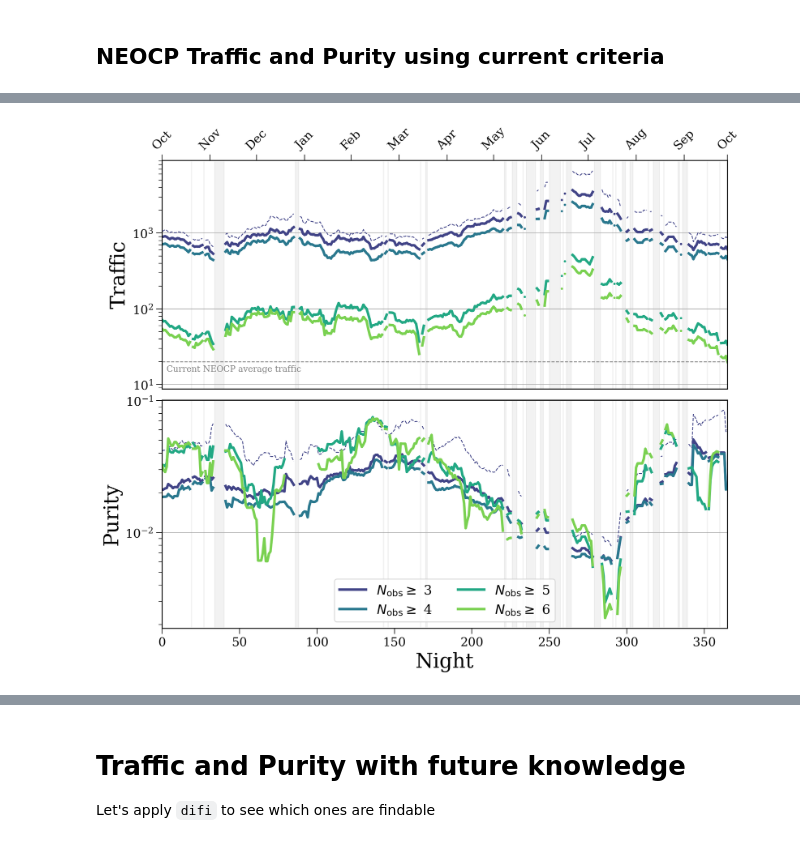
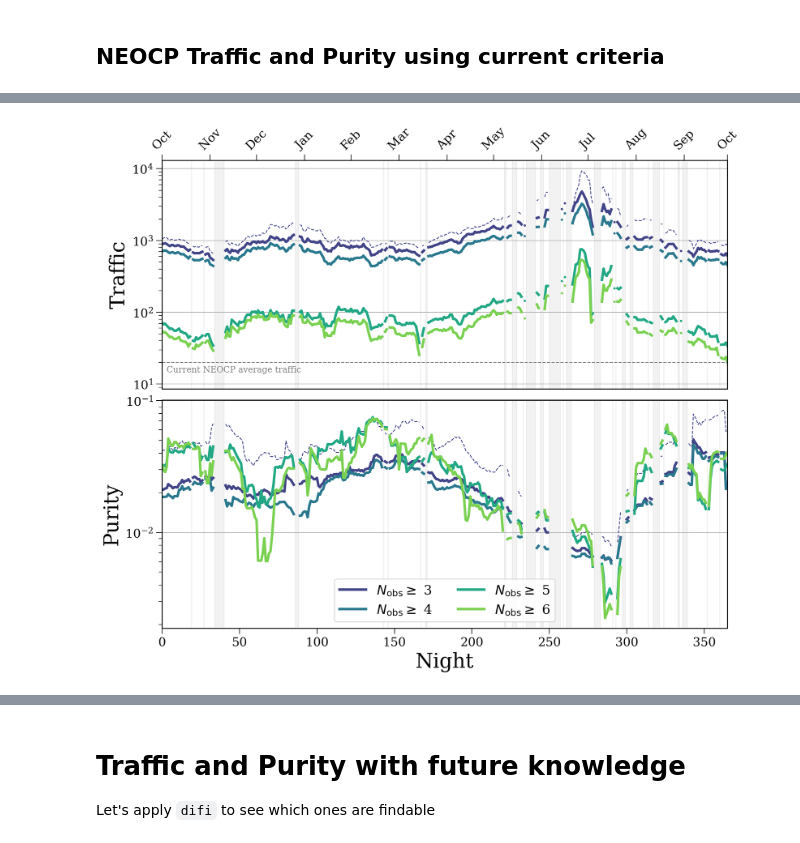
Before and after one commit to TomWagg/lsst-neocp-predictions, a Jupyter notebook: current_criteria/Predictions with current criteria.ipynb, the cells around one changed output, grey strips where cells are left out. Drawn from its saved outputs; the diff is of its cells as text; code cells hidden in the pictures.

Commit message:
new traffic purity plots

```diff
--- a/current_criteria/Predictions with current criteria.ipynb
+++ b/current_criteria/Predictions with current criteria.ipynb
@@ -151,7 +151,11 @@ streaker_ids = neo_streakers["ObjID"].values
 # %%
 def get_counts(path="neo/", n_obs_list=[3, 3, 4, 5, 6], last_night=373, remove_streaks=True):
     counts = np.zeros((last_night, len(n_obs_list))).astype(int)
+    streak_counts = np.zeros(last_night).astype(int)
     n_too_faint = 0
+
+    all_mags = []
+    fast_mags = []
 
     for file in range(22):
         print(f"file {file}")
@@ -163,11 +167,14 @@ def get_counts(path="neo/", n_obs_list=[3, 3, 4, 5, 6], last_night=373, remove_s
             nightly_visit = visit_file[visit_file["night"] == night]
             grouped = nightly_visit.groupby("hex_id").first()
 
+            out_v_mag = magnitudes.convert_colour_mags(grouped["MaginFilter"].values, out_colour="V", in_colour=grouped["filter"].values)
+
             if path == "neo/" and remove_streaks:
                 no_streaks = ~(np.isin(grouped["ObjID"], neo_streakers["ObjID"][neo_streakers["night"] == night]))
                 grouped = grouped[no_streaks]
-
-            out_v_mag = magnitudes.convert_colour_mags(grouped["MaginFilter"].values, out_colour="V", in_colour=grouped["filter"].values)
+                fast_mags = np.concatenate((fast_mags, out_v_mag[~no_streaks]))
+                streak_counts[night] = (~no_streaks).sum()
+                out_v_mag = out_v_mag[no_streaks]
 
             for i, n_obs in enumerate(n_obs_list):
                 no_mag_mask = (grouped["n_obs"] >= n_obs) & (grouped["scores"] >= 65)
@@ -176,15 +183,19 @@ def get_counts(path="neo/", n_obs_list=[3, 3, 4, 5, 6], last_night=373, remove_s
                 if i == 0:
                     n_too_faint += (no_mag_mask.sum() - full_mask.sum())
                     counts[night, i] += no_mag_mask.sum()
+                    all_mags = np.concatenate((all_mags, out_v_mag))
                 else:
                     counts[night, i] += full_mask.sum()
 
     print(n_too_faint)
 
-    return counts
+    if path == "neo/":
+        return counts, streak_counts, all_mags, fast_mags
+    else:
+        return counts
 # %%
 %%time
-neo_counts = get_counts()
+neo_counts, streak_counts, all_mags, fast_mags = get_counts()
 # %% [output]
 file 0
 file 1
@@ -250,5 +267,5 @@ def weekly_mean(x, bad_weather, size=3):
         if i not in bad_weather:
             inds = np.arange(max(0, i - size), min(i + size + 1, len(x)))
             inds = inds[~np.isin(inds, bad_weather)]
-            y[i] = np.mean(x[inds])
+            y[i] = np.nanmean(x[inds])
     return y
@@ -331,11 +317,21 @@ lw = 3
 
 smoothing_window = 10
 
+peak_range = [260, 290]
+
+
 for i in range(len(n_obs_list)):
-    axes[0].plot(nights, weekly_mean(total_traffic.T[i + 1], bad_weather, size=smoothing_window),
+    t = weekly_mean(total_traffic.T[i + 1], bad_weather, size=smoothing_window)
+    t_spiky = weekly_mean(total_traffic.T[i + 1], bad_weather, size=3)
+    axes[0].plot(nights, np.where((nights < peak_range[0]) | (nights > peak_range[1]), t, t_spiky),
                  color=colours[i], lw=3, marker="o", markersize=np.sqrt(3))
-axes[0].plot(nights, weekly_mean(total_traffic.T[0], bad_weather, size=smoothing_window),
+
+
+t = weekly_mean(total_traffic.T[0], bad_weather, size=smoothing_window)
+t_spiky = weekly_mean(total_traffic.T[0], bad_weather, size=3)
+axes[0].plot(nights, np.where((nights < peak_range[0]) | (nights > peak_range[1]), t, t_spiky),
              color=colours[0], lw=1, linestyle="--")
+
 axes[0].set_ylabel("Traffic")
 axes[0].set_yscale("log")
 
@@ -373,32 +369,32 @@ axes[0].xaxis.set_label_position('top')
 axes[0].set_xticks(days)
 axes[0].set_xticklabels(labels_short, rotation=45)
 
 for ax in axes:
     ax.set_xlim(0, 365)
     ax.grid(axis="y")
 
     # loop over every day of bad weather
     i = 0
     while i < len(bad_weather):
         # if this is not the last entry and the subsequent entry is a contiguous block of nights
         if i < len(bad_weather) - 1 and bad_weather[i + 1] - bad_weather[i] == 1:
             # track the lower edge of the bad weather gap
             gap_low = bad_weather[i]
             i += 1
             while bad_weather[i] - bad_weather[i - 1] == 1 and i < len(bad_weather) - 1:
                 i += 1
             gap_high = bad_weather[i - 1]
 
             ax.axvspan(gap_low, gap_high, color="grey", alpha=0.1)
         else:
             ax.axvline(bad_weather[i], color="grey", alpha=0.1)
             i += 1
 
 axes[0].axhline(20, color="grey", linestyle="--", lw=1)
-axes[0].annotate("Current NEOCP average traffic", xy=(3, 18), ha="left", va="top", color="grey")
+axes[0].annotate("Current NEOCP average traffic", xy=(3, 18), ha="left", va="top", color="grey", zorder=10)
 
 # plt.savefig("../paper/figures/traffic_purity.pdf", format="pdf", bbox_inches="tight")
 
 plt.show()
 # %% [output]
-[figure, old version]
+[figure, new version]
```
Also changed, not shown: parts of 31 cells of this notebook, 5 other files.
